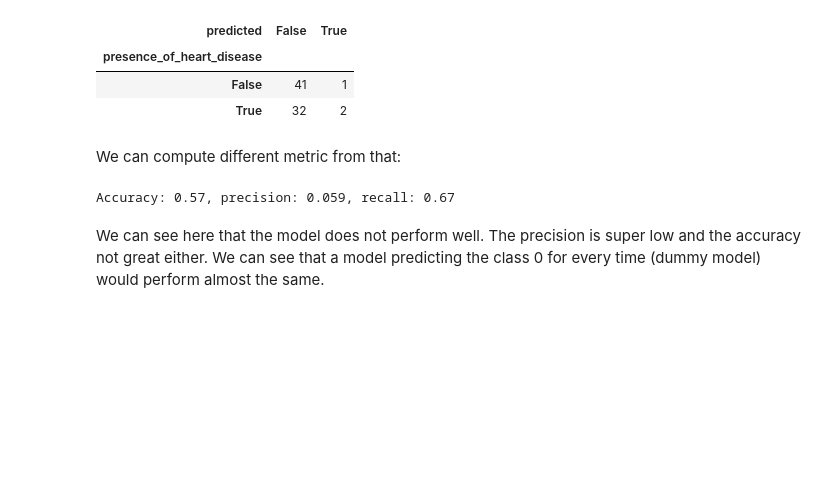
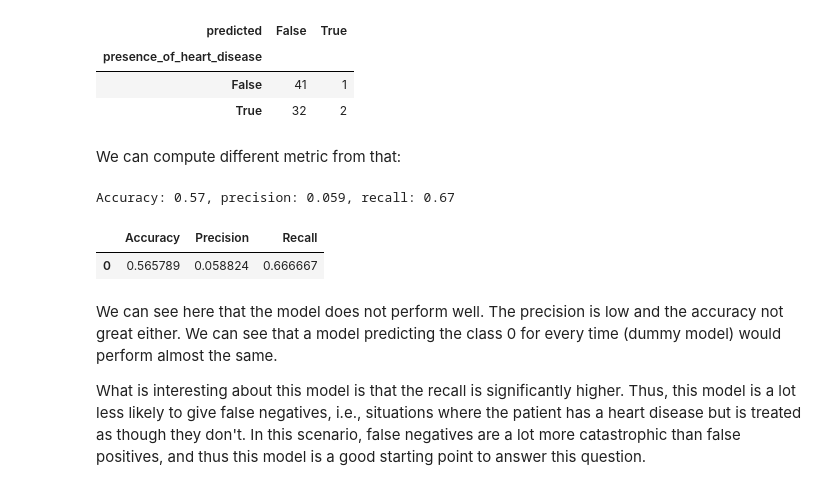
Before and after one commit to PolMrt/dsci100-group31, a Jupyter notebook: code file.ipynb, the cells around one changed output. Saved outputs shown, nothing was run; the diff lists cells and outputs as text; code cells hidden in the pictures; blank space fills up the shorter version.

Commit message:
Cosmetic Changes, added a table towards the end

```diff
--- a/code file.ipynb
+++ b/code file.ipynb
@@ -299,5 +314,13 @@ recall = (2) / (1 + 2)
 print('Accuracy: {:.2}, precision: {:.2}, recall: {:.2}'.format(accuracy, precision, recall))
 # %% [output]
 Accuracy: 0.57, precision: 0.059, recall: 0.67
+# %%
+metrics=pd.DataFrame({'Accuracy':[accuracy],'Precision':[precision],'Recall':[recall]})
+metrics
+# %% [output]
+|  | Accuracy | Precision | Recall |
+| 0 | 0.565789 | 0.058824 | 0.666667 |
 # %% [markdown]
-We can see here that the model does not perform well. The precision is super low and the accuracy not great either. We can see that a model predicting the class 0 for every time (dummy model) would perform almost the same.
+We can see here that the model does not perform well. The precision is low and the accuracy not great either. We can see that a model predicting the class 0 for every time (dummy model) would perform almost the same.
+
+What is interesting about this model is that the recall is significantly higher. Thus, this model is a lot less likely to give false negatives, i.e., situations where the patient has a heart disease but is treated as though they don't. In this scenario, false negatives are a lot more catastrophic than false positives, and thus this model is a good starting point to answer this question.
```
Also changed, not shown: parts of 10 cells of this notebook.
